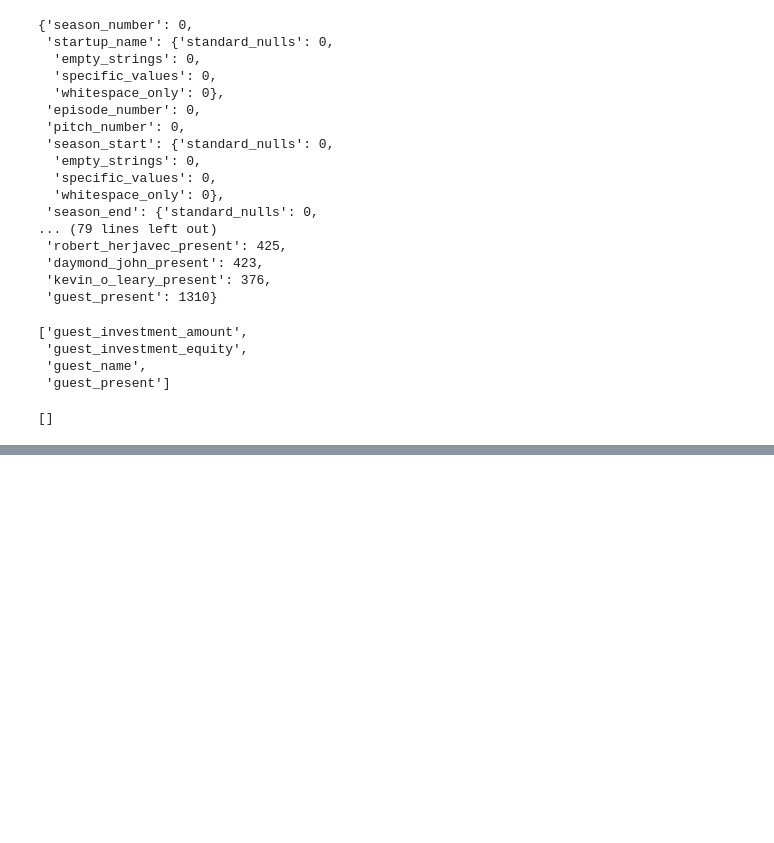
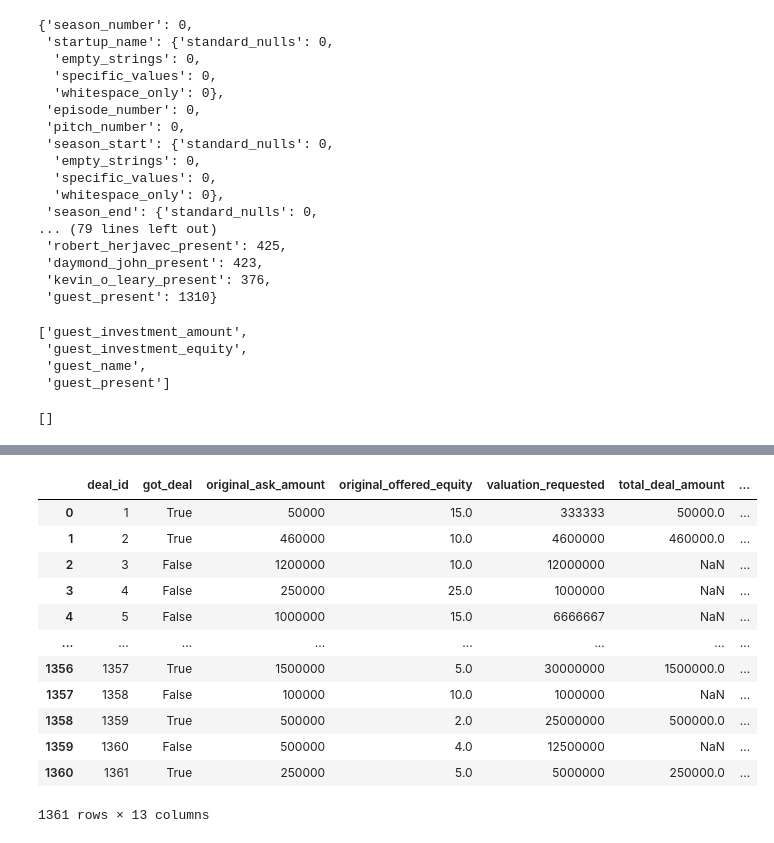
Before and after one commit to SaadNasir92/Shark_Tank_Deals_Analysis, a Jupyter notebook: eda_2.ipynb, the cells around one changed output, grey strips where cells are left out. Cells and saved outputs as stored; diff of their text form; code cells hidden in the pictures; blank space fills up the shorter version.

Commit message:
Finished ERD, started making tables per the ERD. Finished sharks table, got deals table to merge ready, need other tables complete before merging.

```diff
--- a/eda_2.ipynb
+++ b/eda_2.ipynb
@@ -174,0 +214,4 @@ guest_columns
+# %%
+# Splicing columns for this table
+
+deals_df = df[['got_deal', 'original_ask_amount', 'original_offered_equity', 'valuation_requested', 'total_deal_amount', 'total_deal_equity', 'deal_valuation', 'investment_amount_per_shark', 'equity_per_shark', 'original_air_date', 'startup_name', 'episode_number']].copy()
@@ -174,0 +269,3 @@ guest_columns
+# %%
+deals_df['got_deal'] = deals_df['got_deal'].astype(bool)
+deals_df['original_air_date'] = pd.to_datetime(deals_df['original_air_date'], format="%d-%b-%y")
@@ -174,0 +303,18 @@ guest_columns
+# %%
+deals_df = make_id_column(deals_df, 'deal_id')
+# %%
+deals_df
+# %% [output]
+|  | deal_id | got_deal | original_ask_amount | original_offered_equity | valuation_requested | total_deal_amount | ... |
+| 0 | 1 | True | 50000 | 15.0 | 333333 | 50000.0 | ... |
+| 1 | 2 | True | 460000 | 10.0 | 4600000 | 460000.0 | ... |
+| 2 | 3 | False | 1200000 | 10.0 | 12000000 | NaN | ... |
+| 3 | 4 | False | 250000 | 25.0 | 1000000 | NaN | ... |
+| 4 | 5 | False | 1000000 | 15.0 | 6666667 | NaN | ... |
+| ... | ... | ... | ... | ... | ... | ... | ... |
+| 1356 | 1357 | True | 1500000 | 5.0 | 30000000 | 1500000.0 | ... |
+| 1357 | 1358 | False | 100000 | 10.0 | 1000000 | NaN | ... |
+| 1358 | 1359 | True | 500000 | 2.0 | 25000000 | 500000.0 | ... |
+| 1359 | 1360 | False | 500000 | 4.0 | 12500000 | NaN | ... |
+| 1360 | 1361 | True | 250000 | 5.0 | 5000000 | 250000.0 | ... |
+1361 rows × 13 columns
```
Also changed, not shown: parts of 13 cells of this notebook, 4 other files.
